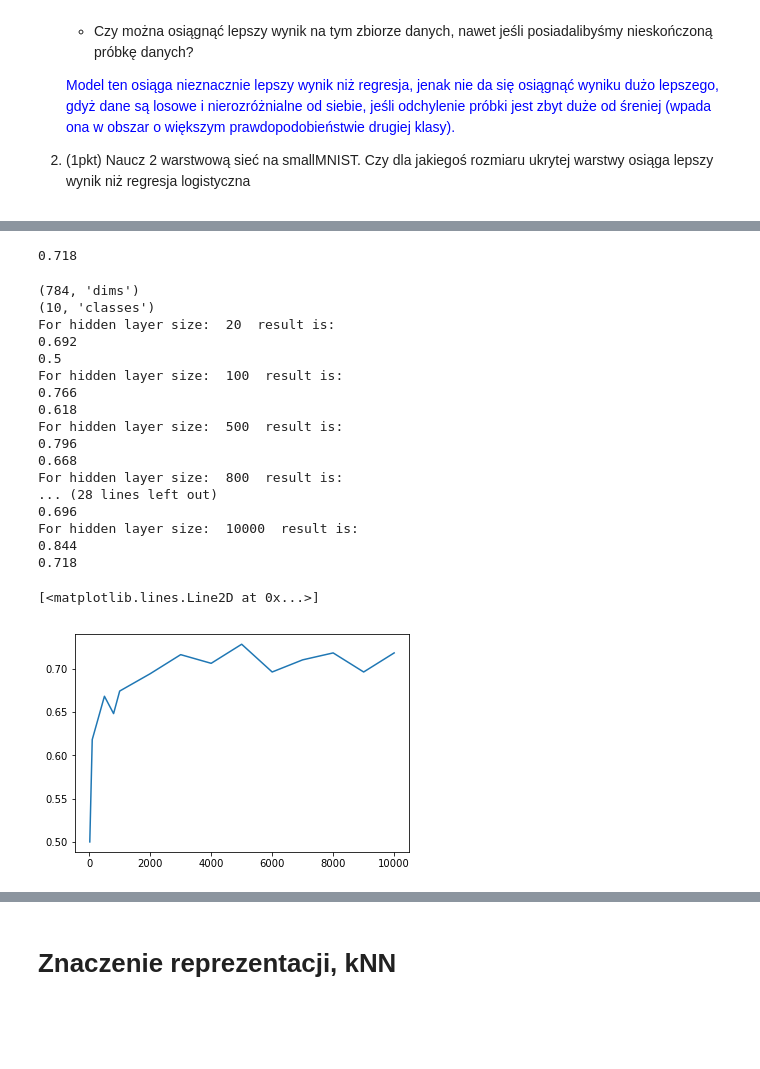
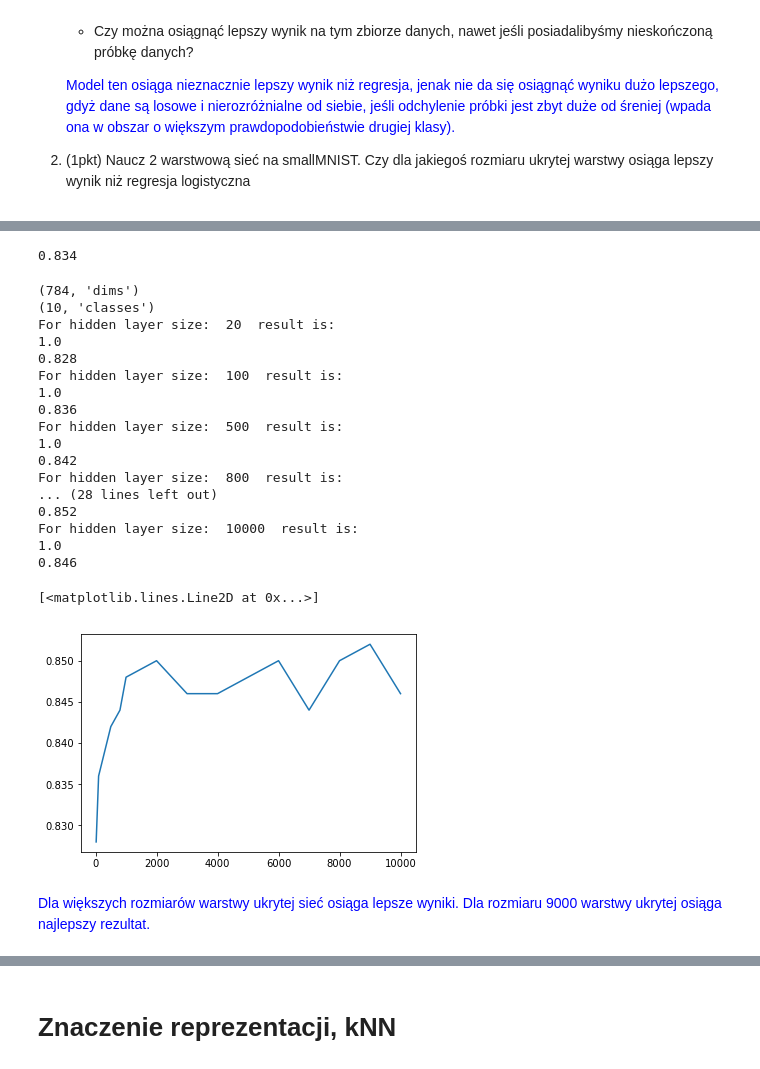
Before and after one commit to mkowalik/ml2017, a Jupyter notebook: L9.ipynb, the cells around one changed output, grey strips where cells are left out. Cells and saved outputs as stored; diff of their text form; code cells hidden in the pictures; blank space fills up the shorter version.

```diff
--- a/L9.ipynb
+++ b/L9.ipynb
@@ -315,3 +310,31 @@ Epoch 10/10
 
    <font color="blue">Model ten osiąga nieznacznie lepszy wynik niż regresja, jenak nie da się osiągnąć wyniku dużo lepszego, gdyż dane są losowe i nierozróżnialne od siebie, jeśli odchylenie próbki jest zbyt duże od śreniej (wpada ona w obszar o większym prawdopodobieństwie drugiej klasy).</font>
 2. (1pkt) Naucz 2 warstwową sieć na smallMNIST. Czy dla jakiegoś rozmiaru ukrytej warstwy osiąga lepszy wynik niż regresja logistyczna
+# %%
+# 1. Definicja modelu
+
+sm_train_30 = sm_train[:30]
+sm_y_train_30 = sm_y_train[:30]
+sm_y_train_one_hot_30 = sm_y_train_one_hot[:30]
+
+dims = sm_train_30.shape[1]
+print(dims, 'dims')
+nb_classes = sm_y_train_one_hot_30.shape[1]
+print(nb_classes, 'classes')
+
+model = Sequential()
+model.add(Dense(60, input_shape=(dims, )))
+model.add(Dense(30, input_shape=(60, )))
+model.add(Dense(nb_classes, input_shape=(30,)))
+model.add(Activation('sigmoid'))
+
+# 2. Kompilacja
+model.compile(optimizer=SGD(lr=1.0), loss='binary_crossentropy', metrics=['accuracy'])
+
+# 3. Uczenie
+model.fit(sm_train_30, sm_y_train_one_hot_30, epochs=1000, verbose=0)
+
+# 4. Predykcja
+toy_y_train_pred_30 = model.predict(sm_train_30, batch_size=batch).argmax(axis=1)
+# print model.layers[0].trainable_weights[0].get_value()
+print "Result: ", np.mean(sm_y_train_30.reshape(-1,) == toy_y_train_pred_30)
@@ -330,9 +357,9 @@ lr = LogisticRegression(C=100)
 lr.fit(sm_train, sm_y_train)
 y_pred = lr.predict(sm_test)
 
-print np.mean(sm_y_test.reshape(-1,) == sm_y_pred)
+print np.mean(sm_y_test.reshape(-1,) == y_pred)
 # %% [output]
-0.718
+0.834
 # %%
 dims = sm_train.shape[1]
 print(dims, 'dims')
@@ -351,45 +378,47 @@ for hidden_size in sizes:
     model.add(Dense(hidden_size, input_shape=(dims, )))
     model.add(Dense(nb_classes, input_shape=(hidden_size, )))
     model.add(Activation('softmax'))
 
     # 2. Kompilacja
-    model.compile(optimizer=SGD(lr=.01), loss='categorical_crossentropy')
+    model.compile(optimizer=SGD(lr=0.1), loss='categorical_crossentropy')
 
     batch = 70
 
     # 3. Uczenie
-    model.fit(sm_train, sm_y_train_one_hot, epochs=10, batch_size=batch, verbose=0)
+    model.fit(sm_train, sm_y_train_one_hot, epochs=100, batch_size=batch, verbose=0)
 
     # 4. Predykcja
     sm_y_pred = model.predict(sm_test, batch_size=batch).argmax(axis=1)
     sm_y_train_pred = model.predict(sm_train, batch_size=batch).argmax(axis=1)
 #     print model.layers[0].trainable_weights[0].get_value()
     print "For hidden layer size: ", hidden_size, " result is: "
     print np.mean(sm_y_train.reshape(-1,) == sm_y_train_pred)
     results.append(np.mean(sm_y_test.reshape(-1,) == sm_y_pred))
     print results[-1]
 
 plt.plot(sizes, results)
 # %% [output]
 (784, 'dims')
 (10, 'classes')
 For hidden layer size:  20  result is:
-0.692
-0.5
+1.0
+0.828
 For hidden layer size:  100  result is:
-0.766
-0.618
+1.0
+0.836
 For hidden layer size:  500  result is:
-0.796
-0.668
+1.0
+0.842
 For hidden layer size:  800  result is:
 ... (28 lines left out)
-0.696
+0.852
 For hidden layer size:  10000  result is:
-0.844
-0.718
+1.0
+0.846
 [<matplotlib.lines.Line2D at 0x...>]
-[figure, old version]
+[figure, new version]
+# %% [markdown]
+<font color="blue">Dla większych rozmiarów warstwy ukrytej sieć osiąga lepsze wyniki. Dla rozmiaru 9000 warstwy ukrytej osiąga najlepszy rezultat.</font>
 # %% [markdown]
 # Inne sieci neuronowe
 
```
Also changed, not shown: parts of 4 cells of this notebook.
